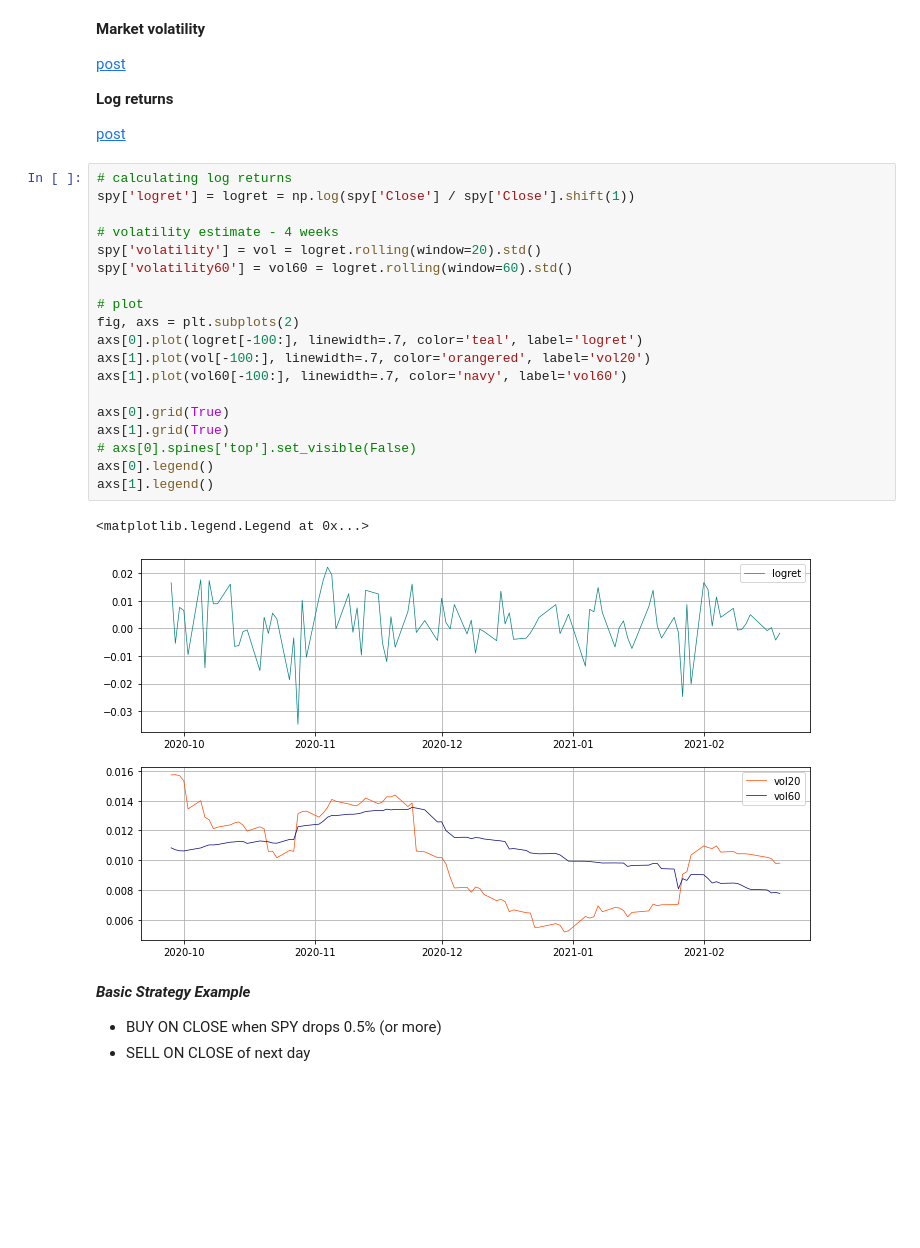
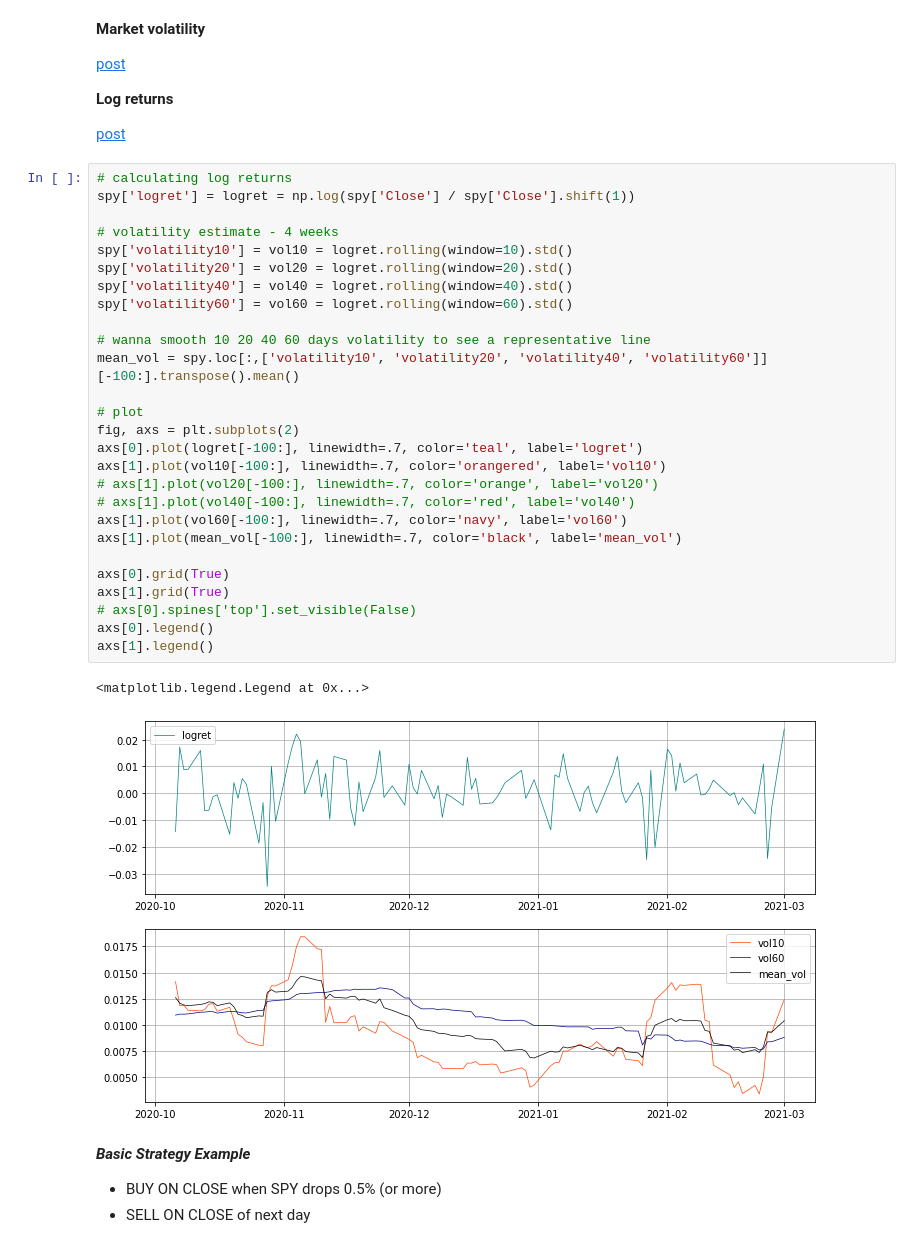
Before and after one commit to ooddaa/tradingAlgos, a Jupyter notebook: aroussi/1webinar.ipynb, the cells around one changed output. Cells and saved outputs as stored; diff of their text form; blank space fills up the shorter version.

```diff
--- a/aroussi/1webinar.ipynb
+++ b/aroussi/1webinar.ipynb
@@ -211,25 +252,33 @@ spy[['Return pct', 'Returns stdevs pct']].describe()
 # %%
 # calculating log returns
 spy['logret'] = logret = np.log(spy['Close'] / spy['Close'].shift(1))
 
 # volatility estimate - 4 weeks
-spy['volatility'] = vol = logret.rolling(window=20).std()
+spy['volatility10'] = vol10 = logret.rolling(window=10).std()
+spy['volatility20'] = vol20 = logret.rolling(window=20).std()
+spy['volatility40'] = vol40 = logret.rolling(window=40).std()
 spy['volatility60'] = vol60 = logret.rolling(window=60).std()
+
+# wanna smooth 10 20 40 60 days volatility to see a representative line
+mean_vol = spy.loc[:,['volatility10', 'volatility20', 'volatility40', 'volatility60']][-100:].transpose().mean()
 
 # plot
 fig, axs = plt.subplots(2)
 axs[0].plot(logret[-100:], linewidth=.7, color='teal', label='logret')
-axs[1].plot(vol[-100:], linewidth=.7, color='orangered', label='vol20')
+axs[1].plot(vol10[-100:], linewidth=.7, color='orangered', label='vol10')
+# axs[1].plot(vol20[-100:], linewidth=.7, color='orange', label='vol20')
+# axs[1].plot(vol40[-100:], linewidth=.7, color='red', label='vol40')
 axs[1].plot(vol60[-100:], linewidth=.7, color='navy', label='vol60')
+axs[1].plot(mean_vol[-100:], linewidth=.7, color='black', label='mean_vol')
 
 axs[0].grid(True)
 axs[1].grid(True)
 # axs[0].spines['top'].set_visible(False)
 axs[0].legend()
 axs[1].legend()
 # %% [output]
 <matplotlib.legend.Legend at 0x...>
-[figure, old version]
+[figure, new version]
 # %% [markdown]
 ***Basic Strategy Example***
 
```
Also changed, not shown: parts of 30 cells of this notebook, 1 other file.
